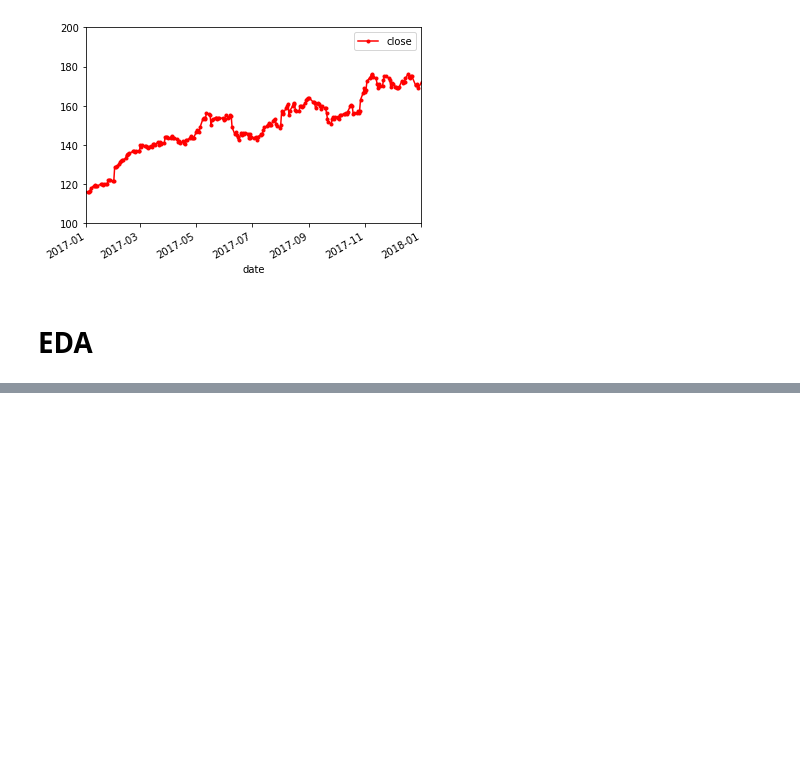
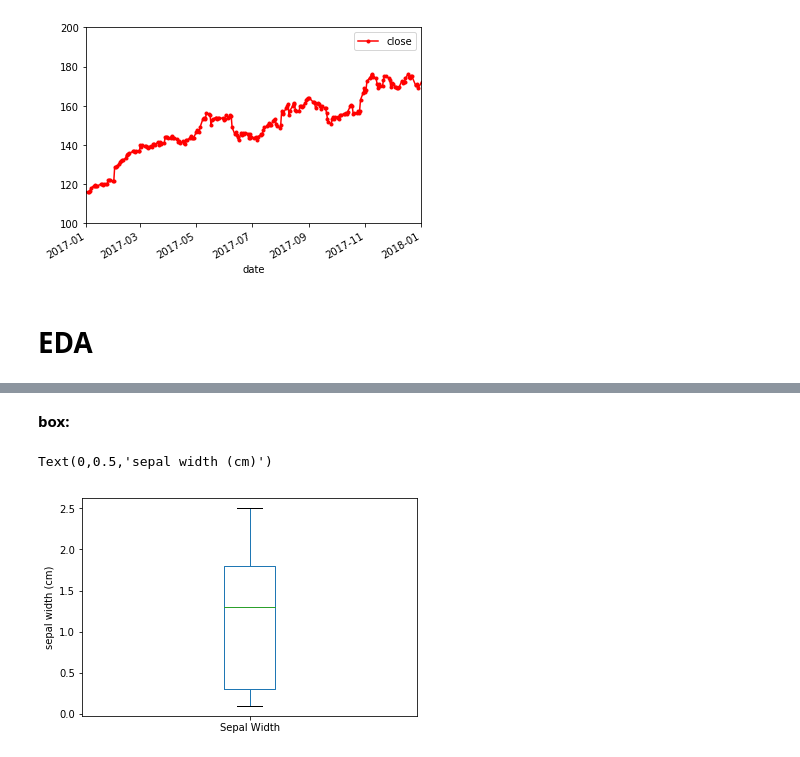
Before and after one commit to fagan2888/My-Practice, a Jupyter notebook: Python/Python Overview - pandas.ipynb, the cells around one changed output, grey strips where cells are left out. Cells and saved outputs as stored; diff of their text form; code cells hidden in the pictures; blank space fills up the shorter version.

```diff
--- a/Python/Python Overview - pandas.ipynb
+++ b/Python/Python Overview - pandas.ipynb
@@ -1071,0 +1086,8 @@ plt.savefig('aapl.jpg')
+# %% [markdown]
+**box:**
+# %%
+data.plot(kind='box', y='Sepal Width')
+plt.ylabel('sepal width (cm)')
+# %% [output]
+Text(0,0.5,'sepal width (cm)')
+[figure, added]
```
Also changed, not shown: parts of 116 cells of this notebook.
